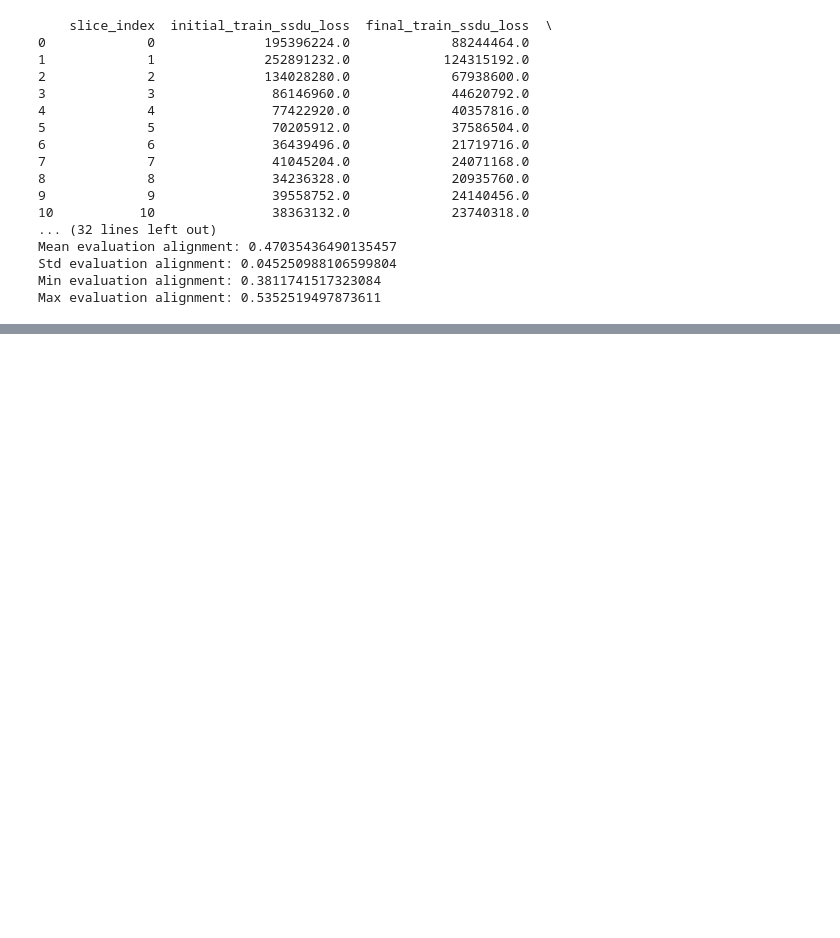
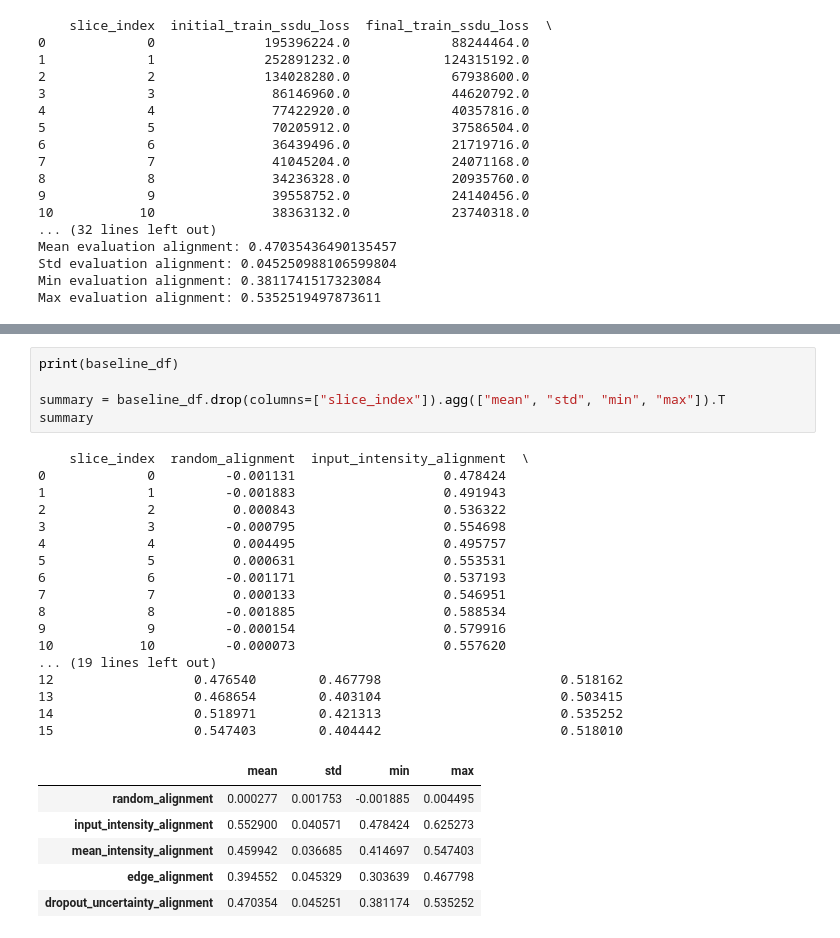
Before and after one commit to SILAS-RANSFORD-OSEI/reliability-aware-ssdu-mri, a Jupyter notebook: notebooks/03_multi_slice_reliability_check.ipynb, the cells around one changed output, grey strips where cells are left out. Saved outputs shown, nothing was run; the diff lists cells and outputs as text; blank space fills up the shorter version.

```diff
--- a/notebooks/03_multi_slice_reliability_check.ipynb
+++ b/notebooks/03_multi_slice_reliability_check.ipynb
@@ -980,0 +1073,29 @@ Max evaluation alignment: 0.5352519497873611
+# %%
+print(baseline_df)
+
+summary = baseline_df.drop(columns=["slice_index"]).agg(["mean", "std", "min", "max"]).T
+summary
+# %% [output]
+    slice_index  random_alignment  input_intensity_alignment  \
+0             0         -0.001131                   0.478424
+1             1         -0.001883                   0.491943
+2             2          0.000843                   0.536322
+3             3         -0.000795                   0.554698
+4             4          0.004495                   0.495757
+5             5          0.000631                   0.553531
+6             6         -0.001171                   0.537193
+7             7          0.000133                   0.546951
+8             8         -0.001885                   0.588534
+9             9         -0.000154                   0.579916
+10           10         -0.000073                   0.557620
+... (19 lines left out)
+12                  0.476540        0.467798                       0.518162
+13                  0.468654        0.403104                       0.503415
+14                  0.518971        0.421313                       0.535252
+15                  0.547403        0.404442                       0.518010
+|  | mean | std | min | max |
+| random_alignment | 0.000277 | 0.001753 | -0.001885 | 0.004495 |
+| input_intensity_alignment | 0.552900 | 0.040571 | 0.478424 | 0.625273 |
+| mean_intensity_alignment | 0.459942 | 0.036685 | 0.414697 | 0.547403 |
+| edge_alignment | 0.394552 | 0.045329 | 0.303639 | 0.467798 |
+| dropout_uncertainty_alignment | 0.470354 | 0.045251 | 0.381174 | 0.535252 |
```
Also changed, not shown: parts of 10 cells of this notebook.
